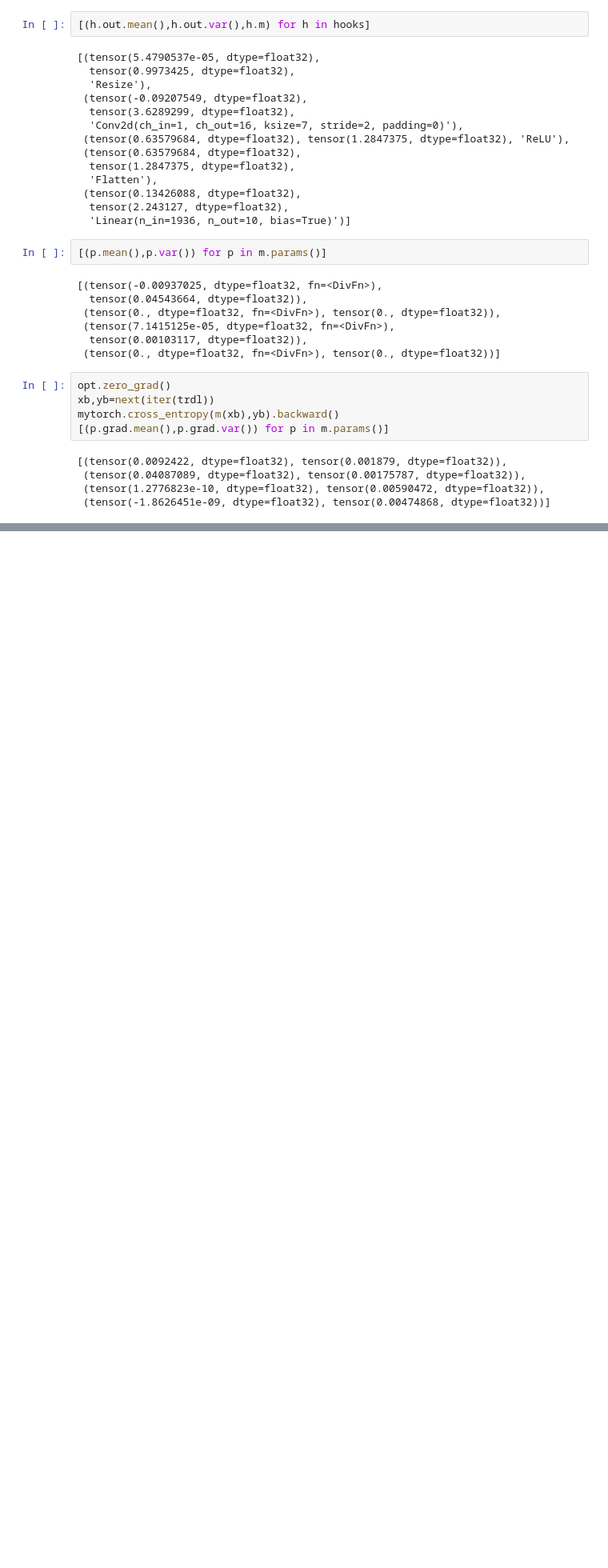
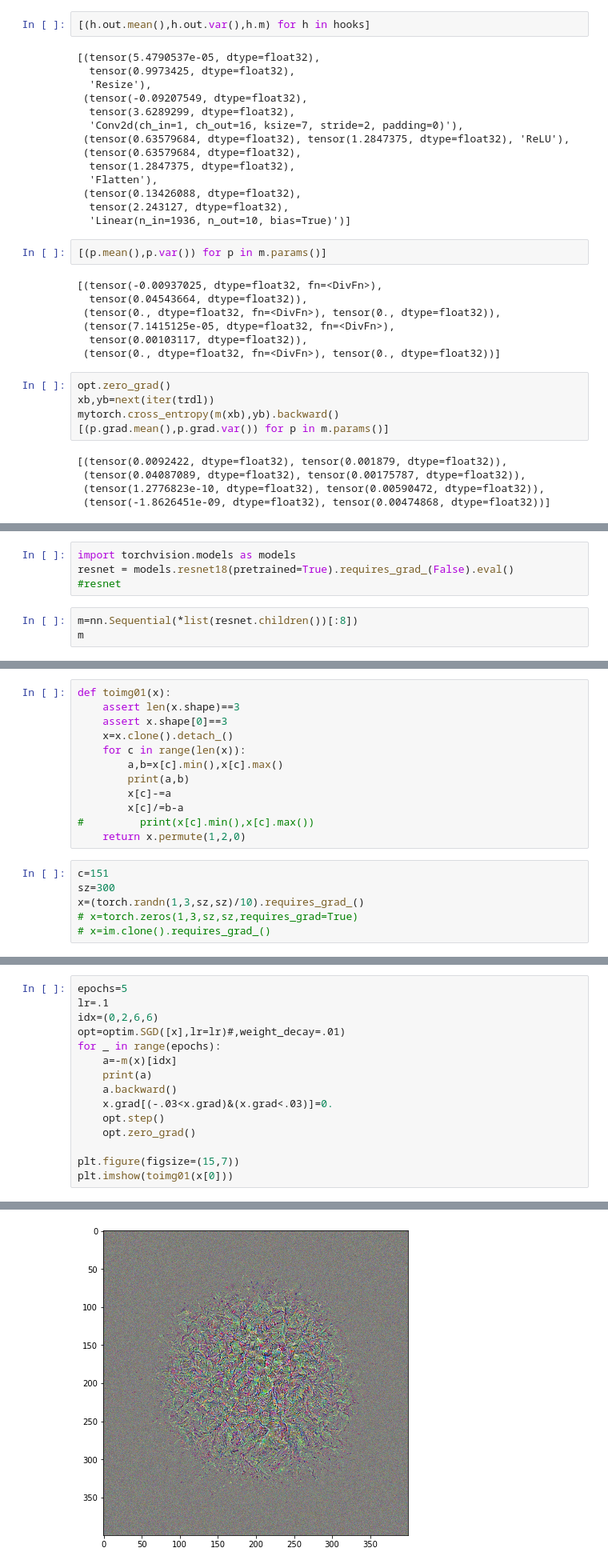
Before and after one commit to eugenefil/ml, a Jupyter notebook: mnist.ipynb, the cells around one changed output, grey strips where cells are left out. Shown at 80% size. Cells and saved outputs as stored; diff of their text form; blank space fills up the shorter version.

Commit message:
Reconstruction of deep layers w/ resnet

```diff
--- a/mnist.ipynb
+++ b/mnist.ipynb
@@ -584,0 +271,7 @@ plt.imshow(x1.reshape((28,28)),alpha=.5,cmap='viridis',vmin=-1.,vmax=1.)
+# %%
+import torchvision.models as models
+resnet = models.resnet18(pretrained=True).requires_grad_(False).eval()
+#resnet
+# %%
+m=nn.Sequential(*list(resnet.children())[:8])
+m
@@ -584,0 +296,18 @@ plt.imshow(x1.reshape((28,28)),alpha=.5,cmap='viridis',vmin=-1.,vmax=1.)
+# %%
+def toimg01(x):
+    assert len(x.shape)==3
+    assert x.shape[0]==3
+    x=x.clone().detach_()
+    for c in range(len(x)):
+        a,b=x[c].min(),x[c].max()
+        print(a,b)
+        x[c]-=a
+        x[c]/=b-a
+#         print(x[c].min(),x[c].max())
+    return x.permute(1,2,0)
+# %%
+c=151
+sz=300
+x=(torch.randn(1,3,sz,sz)/10).requires_grad_()
+# x=torch.zeros(1,3,sz,sz,requires_grad=True)
+# x=im.clone().requires_grad_()
@@ -584,0 +318,16 @@ plt.imshow(x1.reshape((28,28)),alpha=.5,cmap='viridis',vmin=-1.,vmax=1.)
+# %%
+epochs=5
+lr=.1
+idx=(0,2,6,6)
+opt=optim.SGD([x],lr=lr)#,weight_decay=.01)
+for _ in range(epochs):
+    a=-m(x)[idx]
+    print(a)
+    a.backward()
+    x.grad[(-.03<x.grad)&(x.grad<.03)]=0.
+    opt.step()
+    opt.zero_grad()
+
+plt.figure(figsize=(15,7))
+plt.imshow(toimg01(x[0]))
+# %% [output]
@@ -584,0 +348 @@ plt.imshow(x1.reshape((28,28)),alpha=.5,cmap='viridis',vmin=-1.,vmax=1.)
+[figure, added]
```
Also changed, not shown: parts of 32 cells of this notebook.
